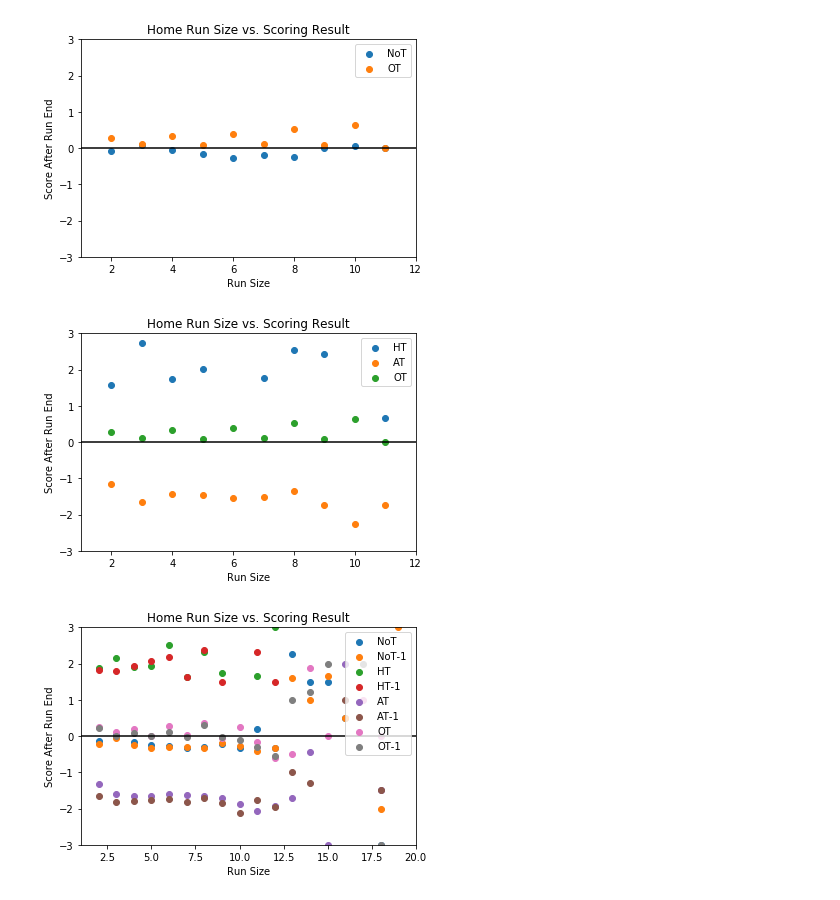
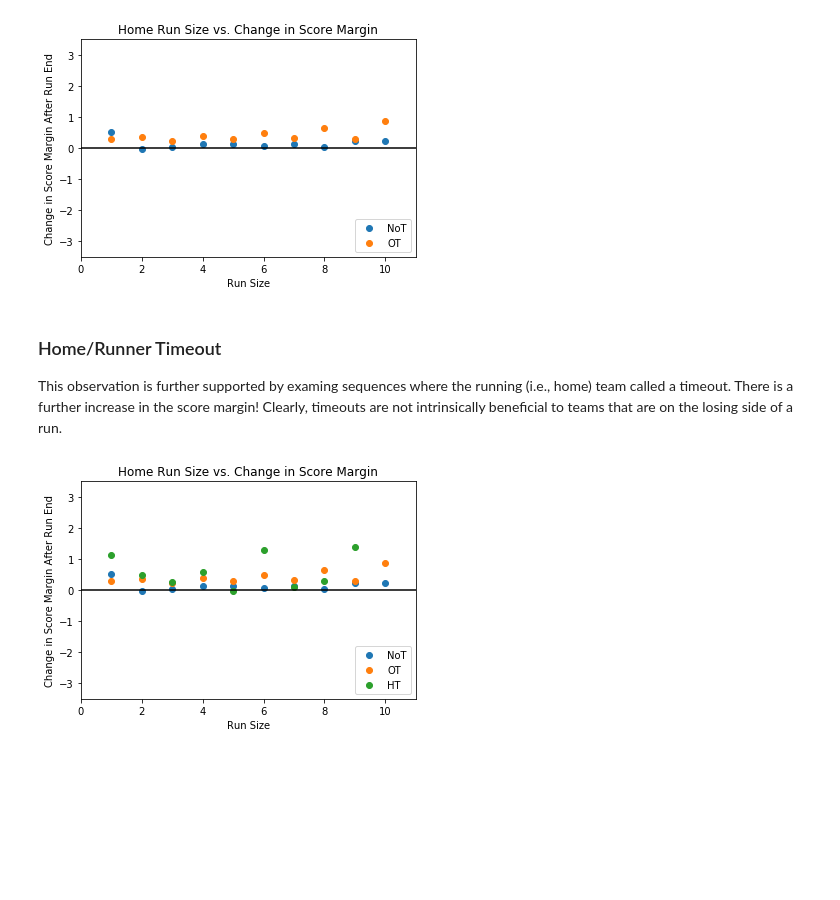
Before and after one commit to mattfred10/Timeout-Analyzer, a Jupyter notebook: Matching_Analysis.ipynb, the cells around one changed output. Drawn from its saved outputs; the diff is of its cells as text; code cells hidden in the pictures; blank space fills up the shorter version.

```diff
--- a/Matching_Analysis.ipynb
+++ b/Matching_Analysis.ipynb
@@ -436,8 +535,13 @@ Available keys: dict_keys(['NoT', 'NoT-1', 'HT', 'HT-1', 'AT', 'AT-1', 'OT', 'OT
+# %%
+plot_averages(['NoT', 'OT'], np_combined)
+# %% [output]
+[figure, added]
+# %% [markdown]
+### Home/Runner Timeout
+
+This observation is further supported by examing sequences where the running (i.e., home) team called a timeout. There is a further increase in the score margin! Clearly, timeouts are not intrinsically beneficial to teams that are on the losing side of a run.
 # %%
-plot_averages(['NoT', 'OT'], score_dictionary=np_combined, max_score=12)
-plot_averages(['HT', 'AT', 'OT'], score_dictionary=np_combined, max_score=12)
-plot_averages(seq_values.keys())
+plot_averages(['NoT', 'OT','HT'], np_combined)
+#plot_averages(seq_values.keys())
 # %% [output]
-[figure, old version]
+[figure, new version]
-[figure, removed]
-[figure, removed]
```
Also changed, not shown: parts of 24 cells of this notebook.
